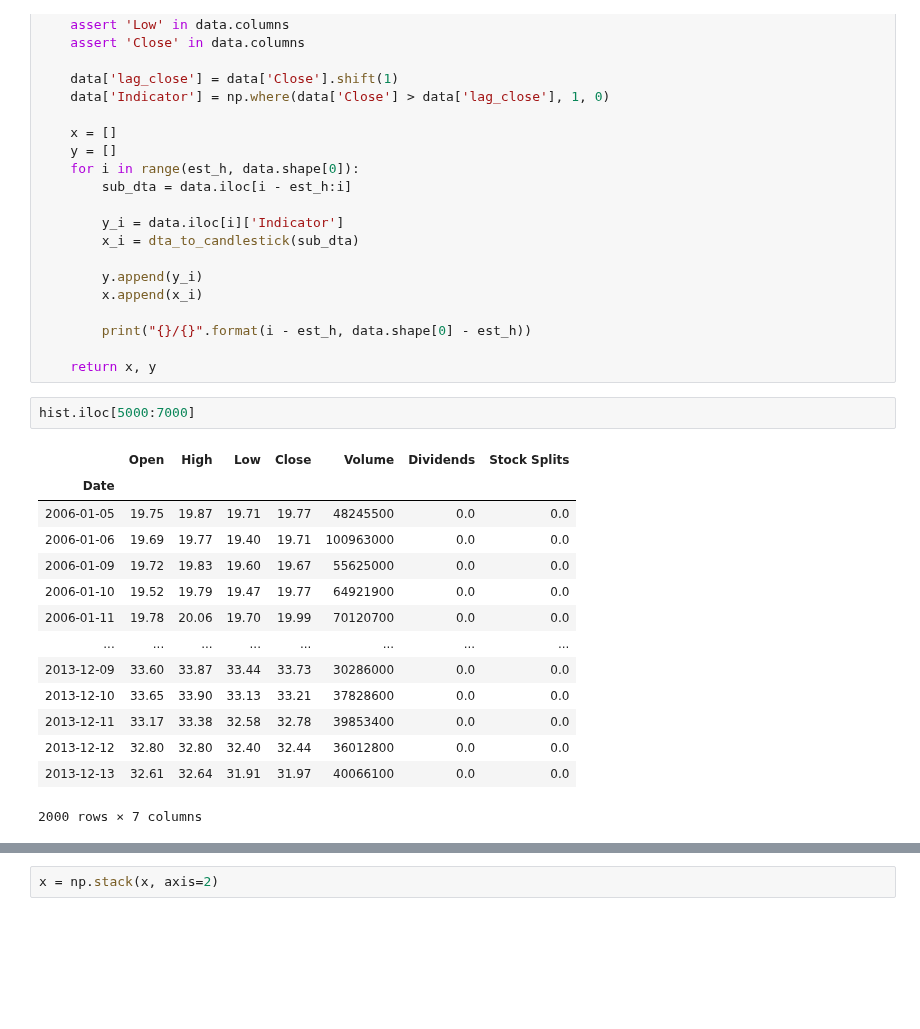
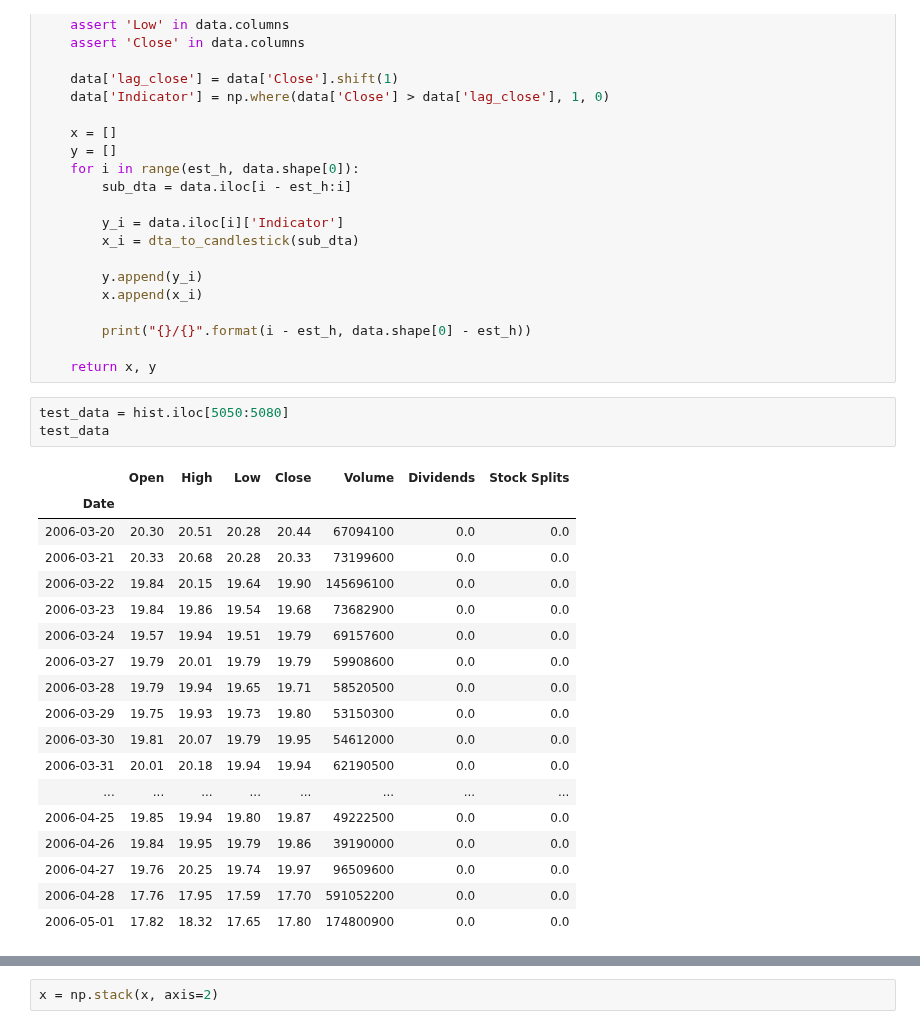
Before and after one commit to HaochengYe/Backtesting, a Jupyter notebook: Test.ipynb, the cells around one changed output, grey strips where cells are left out. Drawn from its saved outputs; the diff is of its cells as text; blank space fills up the shorter version.

```diff
--- a/Test.ipynb
+++ b/Test.ipynb
@@ -79,21 +96,26 @@ def dta_transformation(data, est_h):
         print("{}/{}".format(i - est_h, data.shape[0] - est_h))
 
     return x, y
-# %%
-hist.iloc[5000:7000]
-# %% [output]
-|  | Open | High | Low | Close | Volume | Dividends | Stock Splits |
-| Date |  |  |  |  |  |  |  |
-| 2006-01-05 | 19.75 | 19.87 | 19.71 | 19.77 | 48245500 | 0.0 | 0.0 |
-| 2006-01-06 | 19.69 | 19.77 | 19.40 | 19.71 | 100963000 | 0.0 | 0.0 |
-| 2006-01-09 | 19.72 | 19.83 | 19.60 | 19.67 | 55625000 | 0.0 | 0.0 |
-| 2006-01-10 | 19.52 | 19.79 | 19.47 | 19.77 | 64921900 | 0.0 | 0.0 |
-| 2006-01-11 | 19.78 | 20.06 | 19.70 | 19.99 | 70120700 | 0.0 | 0.0 |
-| ... | ... | ... | ... | ... | ... | ... | ... |
-| 2013-12-09 | 33.60 | 33.87 | 33.44 | 33.73 | 30286000 | 0.0 | 0.0 |
-| 2013-12-10 | 33.65 | 33.90 | 33.13 | 33.21 | 37828600 | 0.0 | 0.0 |
-| 2013-12-11 | 33.17 | 33.38 | 32.58 | 32.78 | 39853400 | 0.0 | 0.0 |
-| 2013-12-12 | 32.80 | 32.80 | 32.40 | 32.44 | 36012800 | 0.0 | 0.0 |
-| 2013-12-13 | 32.61 | 32.64 | 31.91 | 31.97 | 40066100 | 0.0 | 0.0 |
-2000 rows × 7 columns
+# %%
+test_data = hist.iloc[5050:5080]
+test_data
+# %% [output]
+|  | Open | High | Low | Close | Volume | Dividends | Stock Splits |
+| Date |  |  |  |  |  |  |  |
+| 2006-03-20 | 20.30 | 20.51 | 20.28 | 20.44 | 67094100 | 0.0 | 0.0 |
+| 2006-03-21 | 20.33 | 20.68 | 20.28 | 20.33 | 73199600 | 0.0 | 0.0 |
+| 2006-03-22 | 19.84 | 20.15 | 19.64 | 19.90 | 145696100 | 0.0 | 0.0 |
+| 2006-03-23 | 19.84 | 19.86 | 19.54 | 19.68 | 73682900 | 0.0 | 0.0 |
+| 2006-03-24 | 19.57 | 19.94 | 19.51 | 19.79 | 69157600 | 0.0 | 0.0 |
+| 2006-03-27 | 19.79 | 20.01 | 19.79 | 19.79 | 59908600 | 0.0 | 0.0 |
+| 2006-03-28 | 19.79 | 19.94 | 19.65 | 19.71 | 58520500 | 0.0 | 0.0 |
+| 2006-03-29 | 19.75 | 19.93 | 19.73 | 19.80 | 53150300 | 0.0 | 0.0 |
+| 2006-03-30 | 19.81 | 20.07 | 19.79 | 19.95 | 54612000 | 0.0 | 0.0 |
+| 2006-03-31 | 20.01 | 20.18 | 19.94 | 19.94 | 62190500 | 0.0 | 0.0 |
+| ... | ... | ... | ... | ... | ... | ... | ... |
+| 2006-04-25 | 19.85 | 19.94 | 19.80 | 19.87 | 49222500 | 0.0 | 0.0 |
+| 2006-04-26 | 19.84 | 19.95 | 19.79 | 19.86 | 39190000 | 0.0 | 0.0 |
+| 2006-04-27 | 19.76 | 20.25 | 19.74 | 19.97 | 96509600 | 0.0 | 0.0 |
+| 2006-04-28 | 17.76 | 17.95 | 17.59 | 17.70 | 591052200 | 0.0 | 0.0 |
+| 2006-05-01 | 17.82 | 18.32 | 17.65 | 17.80 | 174800900 | 0.0 | 0.0 |
 # %%
```
Also changed, not shown: parts of 3 cells of this notebook, 3 other files.
